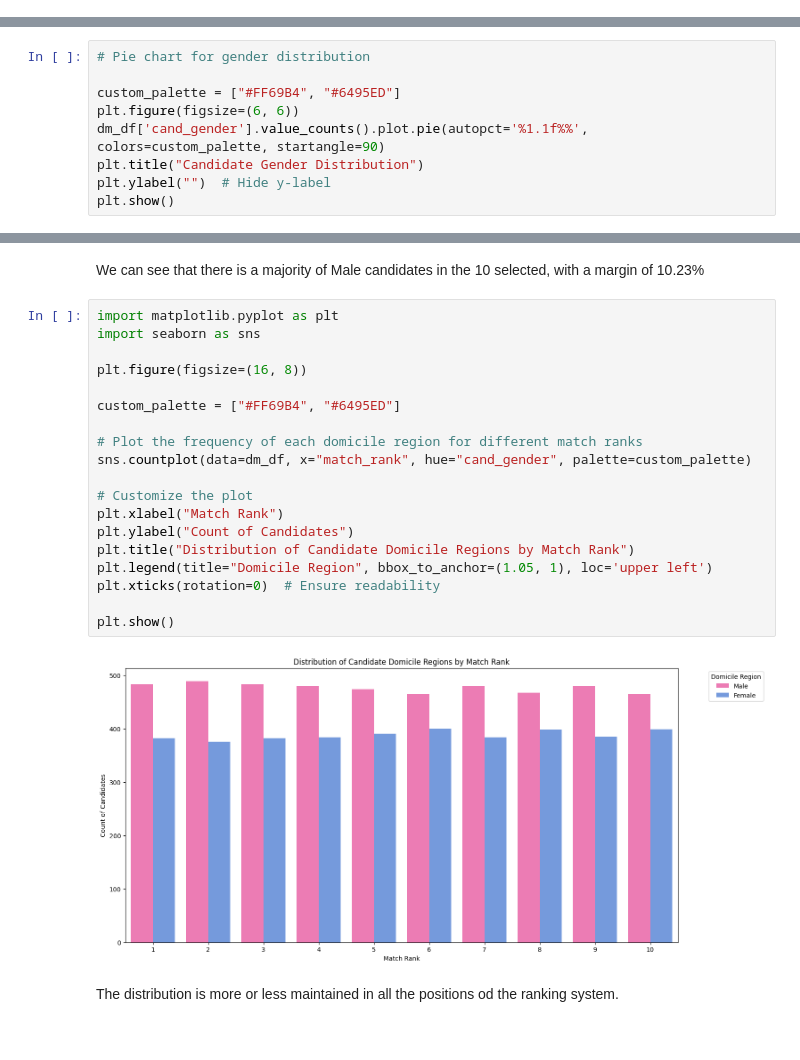
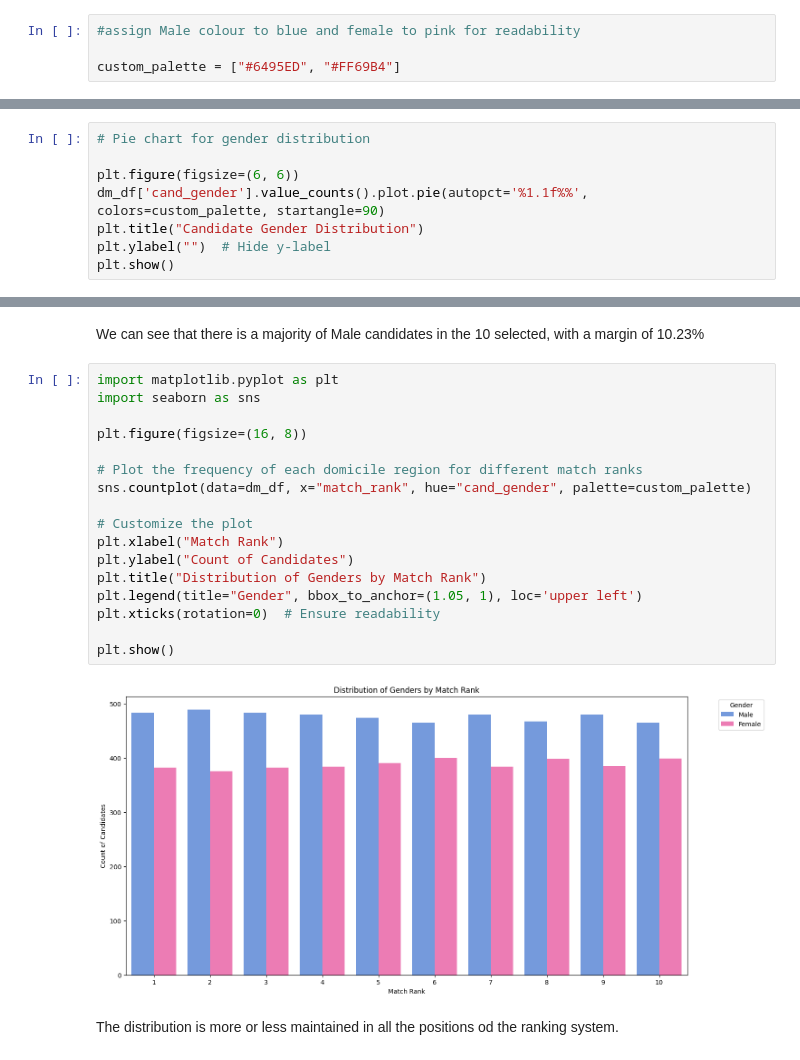
Before and after one commit to adiiulio/AiInIndustry_2025, a Jupyter notebook: fariness.ipynb, the cells around one changed output, grey strips where cells are left out. Cells and saved outputs as stored; diff of their text form.

```diff
--- a/fariness.ipynb
+++ b/fariness.ipynb
@@ -318,3 +286,7 @@ Again, this shows that most people choose not to disclose their education type.
+# %%
+#assign Male colour to blue and female to pink for readability
+
+custom_palette = ["#6495ED", "#FF69B4"]
 # %%
 unique_values = dm_df['cand_gender'].unique()
 print("Unique values in cand_gender column:", unique_values)
@@ -343,7 +315,6 @@ The gender 'Male' appears the most, with 55.12% of occurrences.
 # %%
 # Pie chart for gender distribution
 
-custom_palette = ["#FF69B4", "#6495ED"]
 plt.figure(figsize=(6, 6))
 dm_df['cand_gender'].value_counts().plot.pie(autopct='%1.1f%%', colors=custom_palette, startangle=90)
 plt.title("Candidate Gender Distribution")
@@ -356,24 +327,22 @@ We can see that there is a majority of Male candidates in the 10 selected, with
 # %%
 import matplotlib.pyplot as plt
 import seaborn as sns
 
 plt.figure(figsize=(16, 8))
-
-custom_palette = ["#FF69B4", "#6495ED"]
 
 # Plot the frequency of each domicile region for different match ranks
 sns.countplot(data=dm_df, x="match_rank", hue="cand_gender", palette=custom_palette)
 
 # Customize the plot
 plt.xlabel("Match Rank")
 plt.ylabel("Count of Candidates")
-plt.title("Distribution of Candidate Domicile Regions by Match Rank")
-plt.legend(title="Domicile Region", bbox_to_anchor=(1.05, 1), loc='upper left')
+plt.title("Distribution of Genders by Match Rank")
+plt.legend(title="Gender", bbox_to_anchor=(1.05, 1), loc='upper left')
 plt.xticks(rotation=0)  # Ensure readability
 
 plt.show()
 # %% [output]
-[figure, old version]
+[figure, new version]
 # %% [markdown]
 The distribution is more or less maintained in all the positions od the ranking system.
 # %%
```
Also changed, not shown: parts of 56 cells of this notebook.
